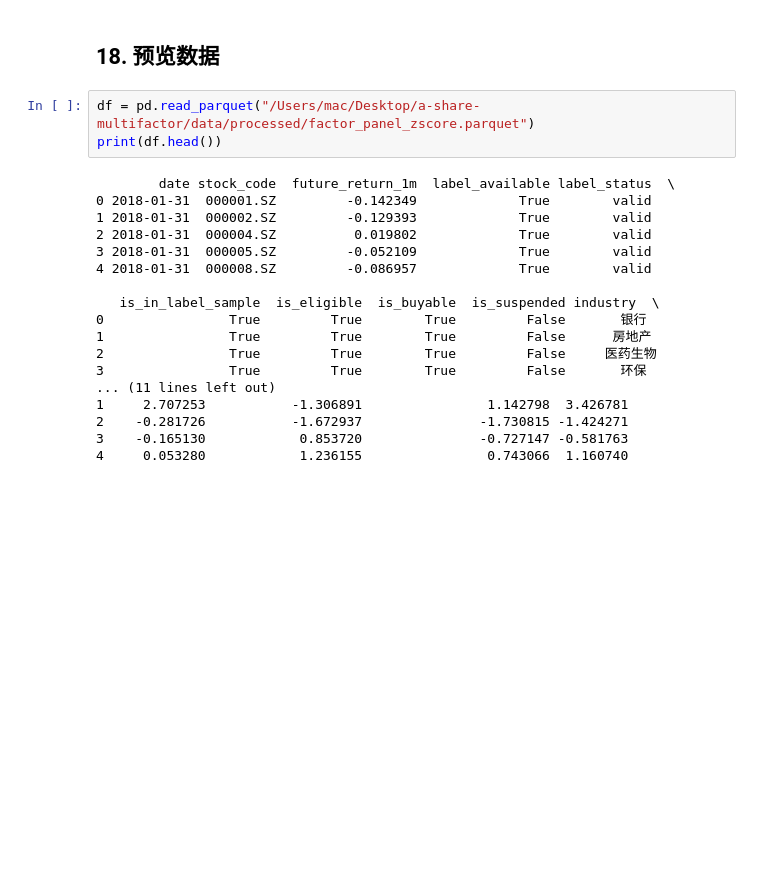
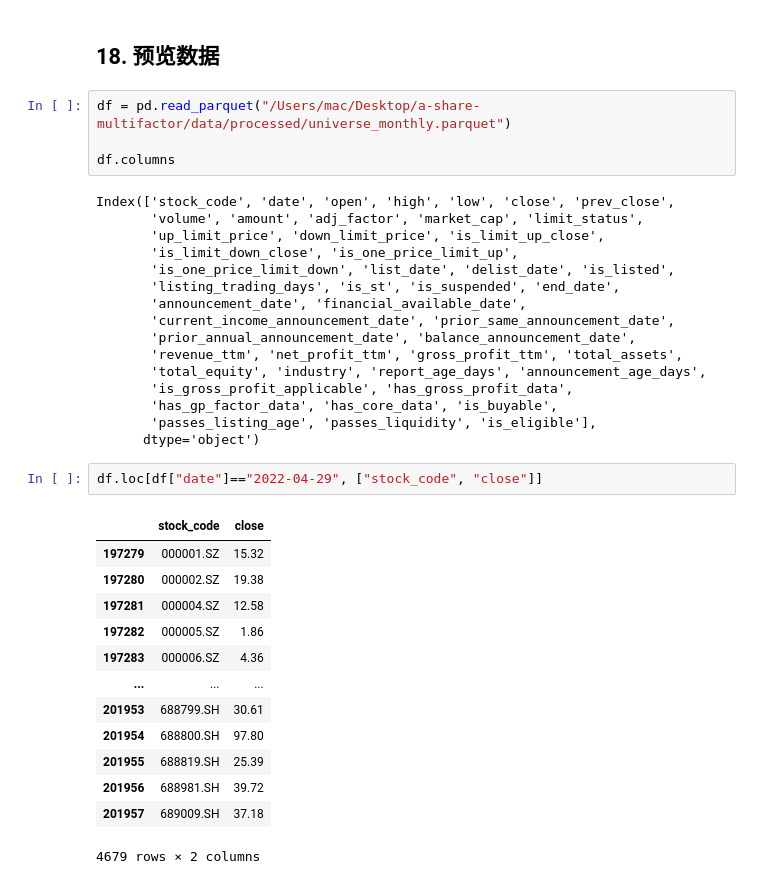
Before and after one commit to lizihan-zc/a-share-multifactor, a Jupyter notebook: notebooks/01_data_universe.ipynb, the cells around one changed output. Cells and saved outputs as stored; diff of their text form; blank space fills up the shorter version.

```diff
--- a/notebooks/01_data_universe.ipynb
+++ b/notebooks/01_data_universe.ipynb
@@ -1303,23 +1303,38 @@ assert not (
 # %% [markdown]
 ## 18. 预览数据
 # %%
-df = pd.read_parquet("/Users/mac/Desktop/a-share-multifactor/data/processed/factor_panel_zscore.parquet")
-print(df.head())
+df = pd.read_parquet("/Users/mac/Desktop/a-share-multifactor/data/processed/universe_monthly.parquet")
+
+df.columns
 # %% [output]
-        date stock_code  future_return_1m  label_available label_status  \
-0 2018-01-31  000001.SZ         -0.142349             True        valid
-1 2018-01-31  000002.SZ         -0.129393             True        valid
-2 2018-01-31  000004.SZ          0.019802             True        valid
-3 2018-01-31  000005.SZ         -0.052109             True        valid
-4 2018-01-31  000008.SZ         -0.086957             True        valid
-
-   is_in_label_sample  is_eligible  is_buyable  is_suspended industry  \
-0                True         True        True         False       银行
-1                True         True        True         False      房地产
-2                True         True        True         False     医药生物
-3                True         True        True         False       环保
-... (11 lines left out)
-1     2.707253           -1.306891                1.142798  3.426781
-2    -0.281726           -1.672937               -1.730815 -1.424271
-3    -0.165130            0.853720               -0.727147 -0.581763
-4     0.053280            1.236155                0.743066  1.160740
+Index(['stock_code', 'date', 'open', 'high', 'low', 'close', 'prev_close',
+       'volume', 'amount', 'adj_factor', 'market_cap', 'limit_status',
+       'up_limit_price', 'down_limit_price', 'is_limit_up_close',
+       'is_limit_down_close', 'is_one_price_limit_up',
+       'is_one_price_limit_down', 'list_date', 'delist_date', 'is_listed',
+       'listing_trading_days', 'is_st', 'is_suspended', 'end_date',
+       'announcement_date', 'financial_available_date',
+       'current_income_announcement_date', 'prior_same_announcement_date',
+       'prior_annual_announcement_date', 'balance_announcement_date',
+       'revenue_ttm', 'net_profit_ttm', 'gross_profit_ttm', 'total_assets',
+       'total_equity', 'industry', 'report_age_days', 'announcement_age_days',
+       'is_gross_profit_applicable', 'has_gross_profit_data',
+       'has_gp_factor_data', 'has_core_data', 'is_buyable',
+       'passes_listing_age', 'passes_liquidity', 'is_eligible'],
+      dtype='object')
+# %%
+df.loc[df["date"]=="2022-04-29", ["stock_code", "close"]]
+# %% [output]
+|  | stock_code | close |
+| 197279 | 000001.SZ | 15.32 |
+| 197280 | 000002.SZ | 19.38 |
+| 197281 | 000004.SZ | 12.58 |
+| 197282 | 000005.SZ | 1.86 |
+| 197283 | 000006.SZ | 4.36 |
+| ... | ... | ... |
+| 201953 | 688799.SH | 30.61 |
+| 201954 | 688800.SH | 97.80 |
+| 201955 | 688819.SH | 25.39 |
+| 201956 | 688981.SH | 39.72 |
+| 201957 | 689009.SH | 37.18 |
+4679 rows × 2 columns
```
Also changed, not shown: 1 other file.
